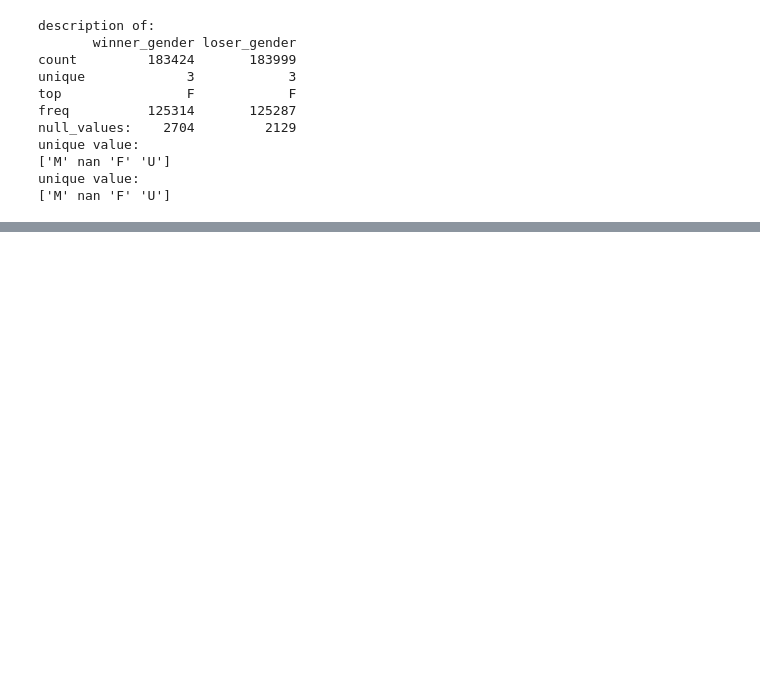
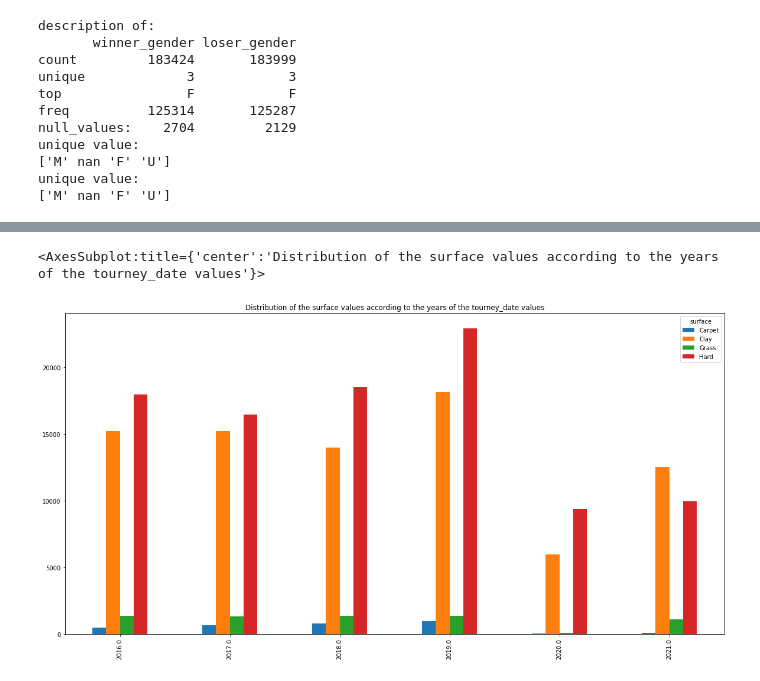
Before and after one commit to OrnelaDanushi/DM-project21, a Jupyter notebook: matches_data_understanding.ipynb, the cells around one changed output, grey strips where cells are left out. Saved outputs shown, nothing was run; the diff lists cells and outputs as text; code cells hidden in the pictures; blank space fills up the shorter version.

```diff
--- a/matches_data_understanding.ipynb
+++ b/matches_data_understanding.ipynb
@@ -937,0 +1028,11 @@ unique value:
+# %%
+
+lf = df.groupby([ [x.year for x in df.tourney_date], 'surface']).size()
+lf = lf.unstack()
+lf.plot(
+    figsize=(20, 10),
+    title="Distribution of the surface values according to the years of the tourney_date values",
+    kind='bar')
+# %% [output]
+<AxesSubplot:title={'center':'Distribution of the surface values according to the years of the tourney_date values'}>
+[figure, added]
```
Also changed, not shown: parts of 29 cells of this notebook.
